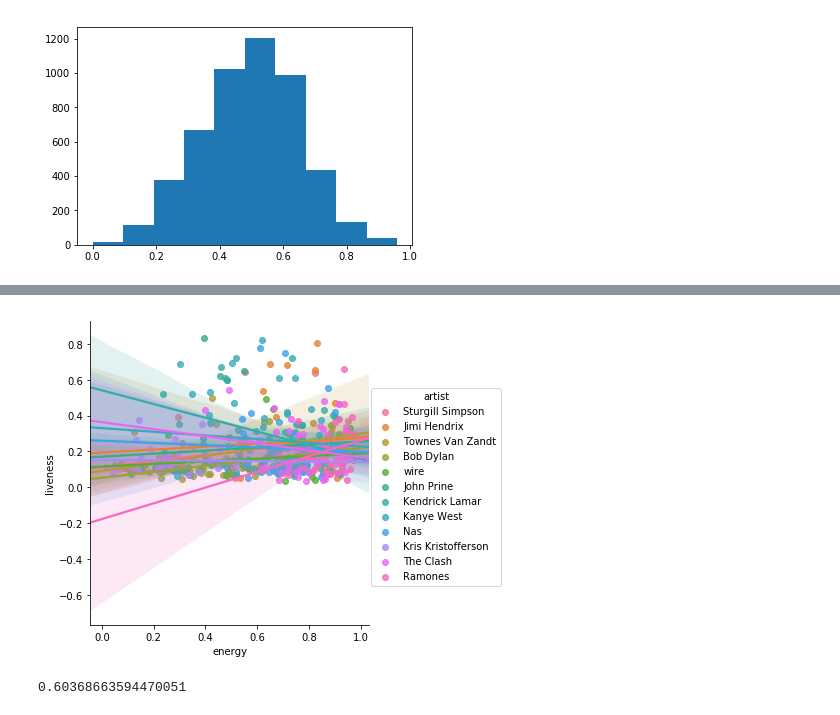
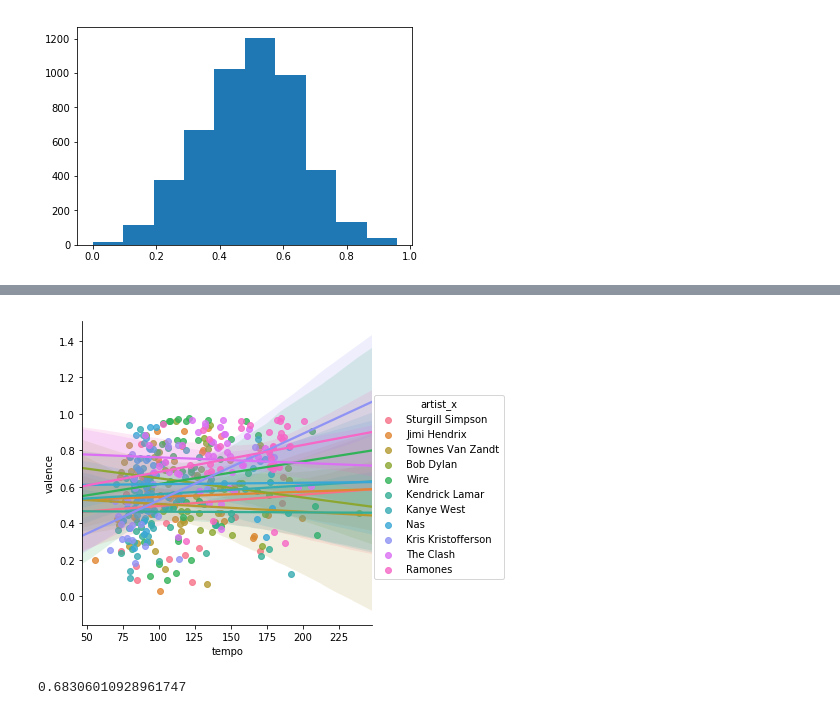
Before and after one commit to George-Mendoza/Natural-Language-Processing, a Jupyter notebook: Capstone 2.ipynb, the cells around one changed output, grey strips where cells are left out. Drawn from its saved outputs; the diff is of its cells as text; code cells hidden in the pictures.

```diff
--- a/Capstone 2.ipynb
+++ b/Capstone 2.ipynb
@@ -150,3 +170,18 @@ lyrics = lyrics.groupby(['title','track_n', 'album', 'ID'])['text'].apply(lambda
+# %%
+cover_dict = {'a sailors guide to earth - in bloom':1, 'axis: bold as love - shes so fine':1,
+              'electric ladyland - come on':1, 'electric ladyland - all along the watchtower':1,
+             'high top mountain - poor rambler':1, 'high top mountain - id have to be crazy':1,
+             'london calling - brand new cadillac':1, 'london calling - the guns of brixton':1,
+             'london calling - wrong em boyo':1, 'london calling - revolution rock':1,
+             'metamodern sounds in country music - the promise':1, 'pink flag - different to me':1,
+             'ramones - lets dance':1, 'road to ruin - needles and pins':1,
+             'rocket to russia - do you wanna dance':1, 'rocket to russia - surfin bird':1,
+             'sandinista! - junco partner':1, 'sandinista! - look here':1,
+             'station to station - wild is the wind':1, 'the clash - police and thieves':1,
+             'the late great townes van zandt - fraulein':1, 'the silver tongued devil and i - good christian soldier':1,
+             'young americans - across the universe':1, 'jesus was a capricorn - jesus was a capricorn':1}
+lyrics['cover'] = lyrics['ID'].map(cover_dict).fillna(0)
+lyrics = lyrics[lyrics['cover'] != 1].reset_index(drop=True)
 # %%
 songs = songs.sort_values(['album_name', 'track_name']).reset_index(drop=True)
 
@@ -243,21 +278,5 @@ songs['album_name'] = t
 songs = songs.drop_duplicates()
 songs['ID'] = songs['album_name'] + ' - ' + songs['track_name']
 # %%
-match_up = lyrics.merge(songs, how='left', on='ID').drop_duplicates(['artist', 'text'])
+match_up = lyrics.merge(songs, how='left', on='ID').drop_duplicates(['artist_x', 'text'])
 match_up = match_up.dropna()
-# %%
-cover_dict = {'a sailors guide to earth - in bloom':1, 'axis: bold as love - shes so fine':1,
-              'electric ladyland - come on':1, 'electric ladyland - all along the watchtower':1,
-             'high top mountain - poor rambler':1, 'high top mountain - id have to be crazy':1,
-             'london calling - brand new cadillac':1, 'london calling - the guns of brixton':1,
-             'london calling - wrong em boyo':1, 'london calling - revolution rock':1,
-             'metamodern sounds in country music - the promise':1, 'pink flag - different to me':1,
-             'ramones - lets dance':1, 'road to ruin - needles and pins':1,
-             'rocket to russia - do you wanna dance':1, 'rocket to russia - surfin bird':1,
-             'sandinista! - junco partner':1, 'sandinista! - look here':1,
-             'station to station - wild is the wind':1, 'the clash - police and thieves':1,
-             'the late great townes van zandt - fraulein':1, 'the silver tongued devil and i - good christian soldier':1,
-             'young americans - across the universe':1, 'jesus was a capricorn - jesus was a capricorn':1}
-match_up['cover'] = match_up['ID'].map(cover_dict).fillna(0)
-match_up = match_up[match_up['cover'] != 1]
-match_up
@@ -285,8 +295,8 @@ match_up
 # %%
-sns.lmplot(data=match_up, x='energy', y='liveness', hue='artist')
+sns.lmplot(data=match_up, x='tempo', y='valence', hue='artist_x')
 plt.show()
 # %% [output]
-[figure, old version]
+[figure, new version]
 # %%
 from collections import Counter
 from nltk.tokenize import word_tokenize
@@ -308,14 +320,14 @@ stop_words = text.ENGLISH_STOP_WORDS.union(['yeah', 'ya', 'no', 'woah', 'ooh'])
 # %%
 #VERSION 1
 
-y = match_up['artist']
+y = lyrics['artist']
 
-X_train, X_test, y_train, y_test = train_test_split(match_up['text'], y, test_size=0.5, random_state=42, stratify=y)
+X_train, X_test, y_train, y_test = train_test_split(lyrics['text'], y, test_size=0.4, random_state=13, stratify=y)
 
 text_clf = Pipeline([('vect', CountVectorizer(stop_words=stop_words)),
                      ('tfidf', TfidfTransformer()),
                      ('clf-svm', SGDClassifier(loss='hinge', penalty='l2',
-                                               alpha=1e-3, n_iter=5, random_state=42))])
+                                               alpha=1e-3, n_iter=5, random_state=13))])
 
 text_clf.fit(X_train, y_train)
 pred = text_clf.predict(X_test)
@@ -323,7 +335,7 @@ pred = text_clf.predict(X_test)
 score = metrics.accuracy_score(y_test, pred)
 score
 # %% [output]
-0.60368663594470051
+0.68306010928961747
 # %%
 test1 = pd.DataFrame(y_test).reset_index()
 test2 = pd.DataFrame(X_test).reset_index()
```
Also changed, not shown: parts of 12 cells of this notebook, 2 other files.
